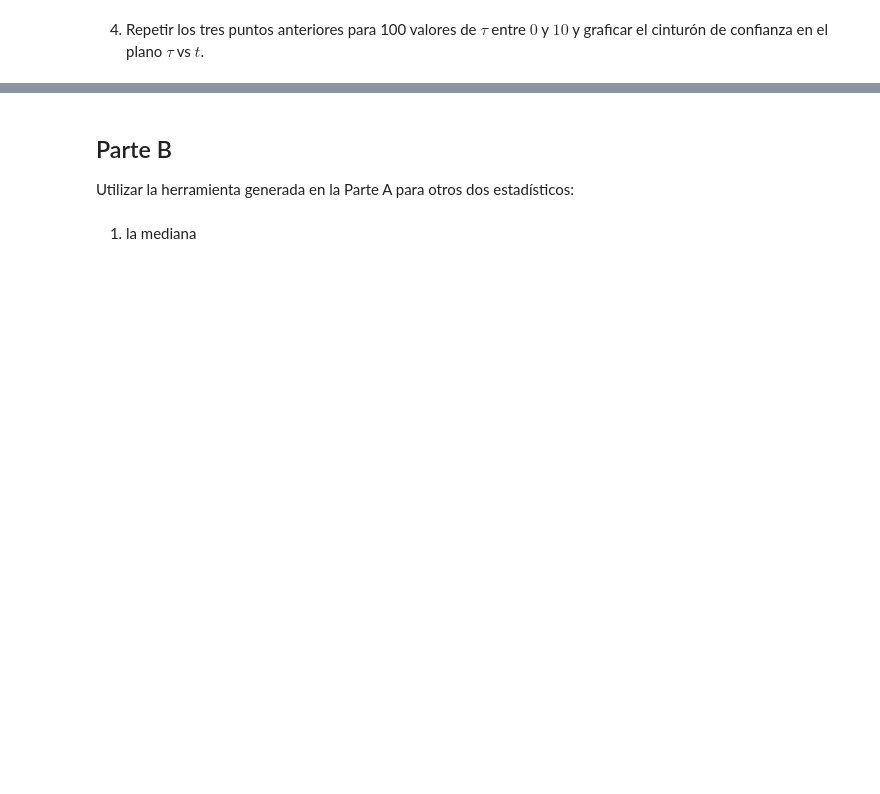
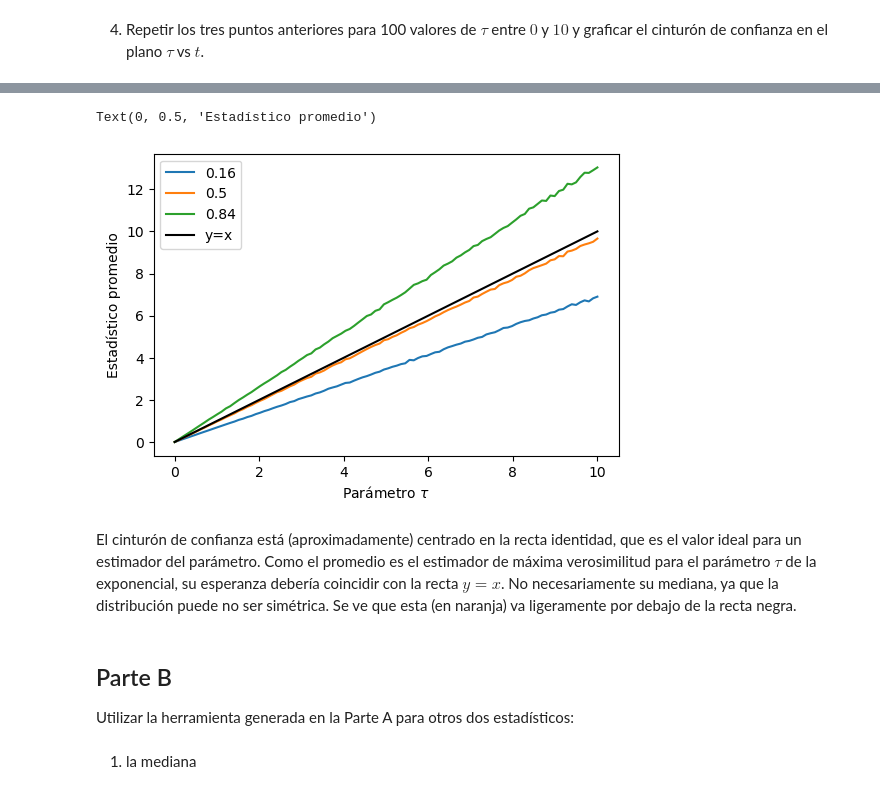
Before and after one commit to maurosilber/mefe2, a Jupyter notebook: cinturon_de_confianza.ipynb, the cells around one changed output, grey strips where cells are left out. Cells and saved outputs as stored; diff of their text form; code cells hidden in the pictures; blank space fills up the shorter version.

```diff
--- a/cinturon_de_confianza.ipynb
+++ b/cinturon_de_confianza.ipynb
@@ -14,3 +174,14 @@
+# %%
+belt_expon_mean.plot()
+plt.plot([0, 10], [0, 10], color="k", label="y=x")
+plt.legend()
+plt.xlabel(r"Parámetro $\tau$")
+plt.ylabel("Estadístico promedio")
+# %% [output]
+Text(0, 0.5, 'Estadístico promedio')
+[figure, added]
+# %% [markdown]
+El cinturón de confianza está (aproximadamente) centrado en la recta identidad, que es el valor ideal para un estimador del parámetro. Como el promedio es el estimador de máxima verosimilitud para el parámetro $\tau$ de la exponencial, su esperanza debería coincidir con la recta $y=x$. No necesariamente su mediana, ya que la distribución puede no ser simétrica. Se ve que esta (en naranja) va ligeramente por debajo de la recta negra.
 # %% [markdown]
 ## Parte B
 
```
Also changed, not shown: parts of 31 cells of this notebook, 1 other file.
